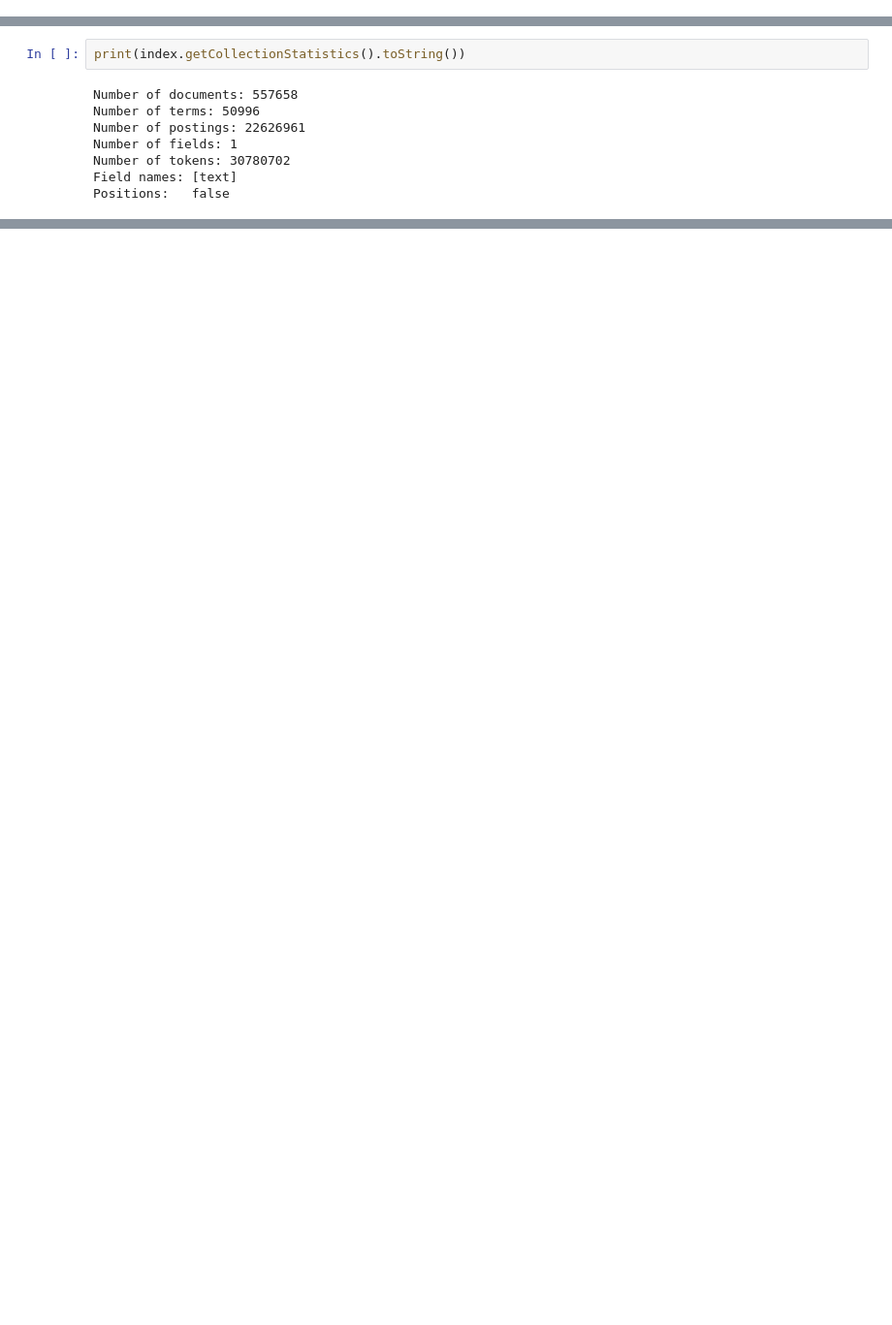
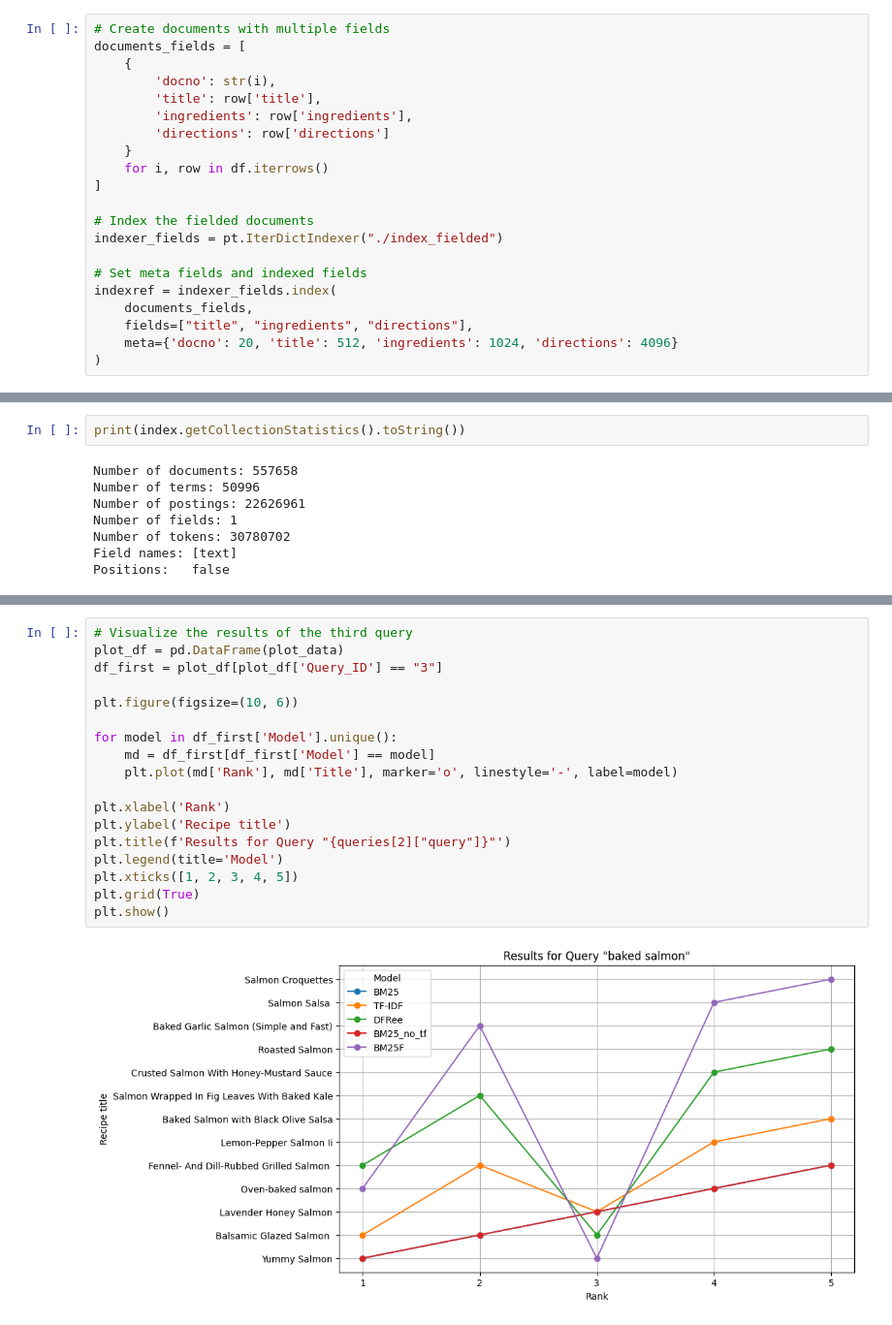
Before and after one commit to matteo-figini/cooking-mama, a Jupyter notebook: Indexing.ipynb, the cells around one changed output, grey strips where cells are left out. Shown at 97% size. Drawn from its saved outputs; the diff is of its cells as text; blank space fills up the shorter version.

```diff
--- a/Indexing.ipynb
+++ b/Indexing.ipynb
@@ -46,0 +46,21 @@ bm25 = pt.BatchRetrieve(index, wmodel="BM25")
+# %%
+# Create documents with multiple fields
+documents_fields = [
+    {
+        'docno': str(i),
+        'title': row['title'],
+        'ingredients': row['ingredients'],
+        'directions': row['directions']
+    }
+    for i, row in df.iterrows()
+]
+
+# Index the fielded documents
+indexer_fields = pt.IterDictIndexer("./index_fielded")
+
+# Set meta fields and indexed fields
+indexref = indexer_fields.index(
+    documents_fields,
+    fields=["title", "ingredients", "directions"],
+    meta={'docno': 20, 'title': 512, 'ingredients': 1024, 'directions': 4096}
+)
@@ -119,0 +212,20 @@ print(results)
+# %%
+# Visualize the results of the third query
+plot_df = pd.DataFrame(plot_data)
+df_first = plot_df[plot_df['Query_ID'] == "3"]
+
+plt.figure(figsize=(10, 6))
+
+for model in df_first['Model'].unique():
+    md = df_first[df_first['Model'] == model]
+    plt.plot(md['Rank'], md['Title'], marker='o', linestyle='-', label=model)
+
+plt.xlabel('Rank')
+plt.ylabel('Recipe title')
+plt.title(f'Results for Query "{queries[2]["query"]}"')
+plt.legend(title='Model')
+plt.xticks([1, 2, 3, 4, 5])
+plt.grid(True)
+plt.show()
+# %% [output]
+[figure, added]
```
Also changed, not shown: parts of 10 cells of this notebook.
